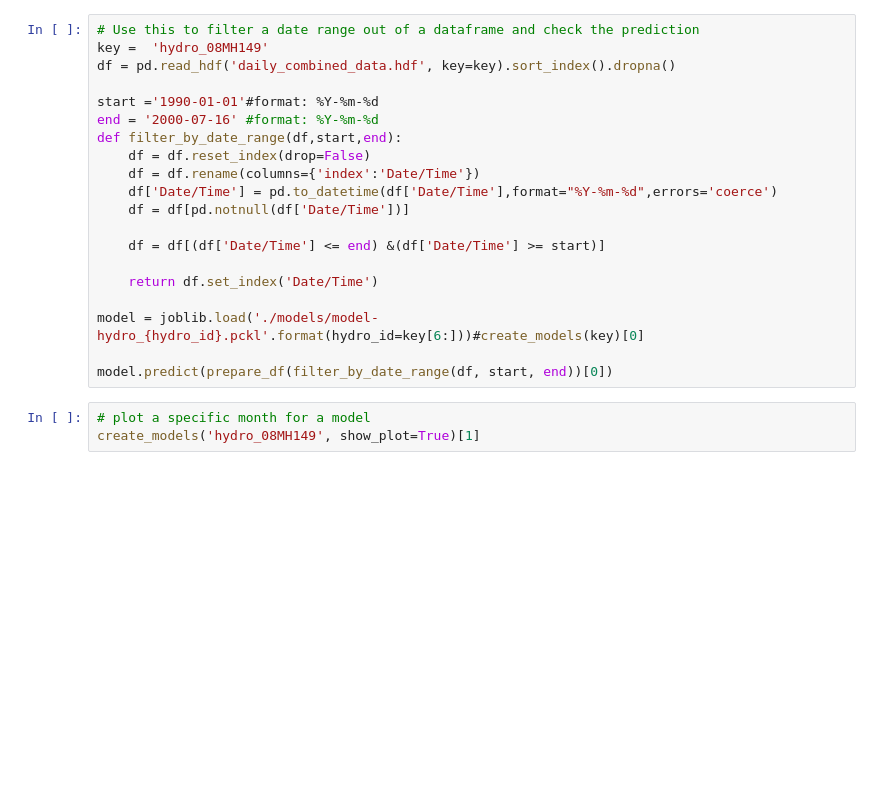
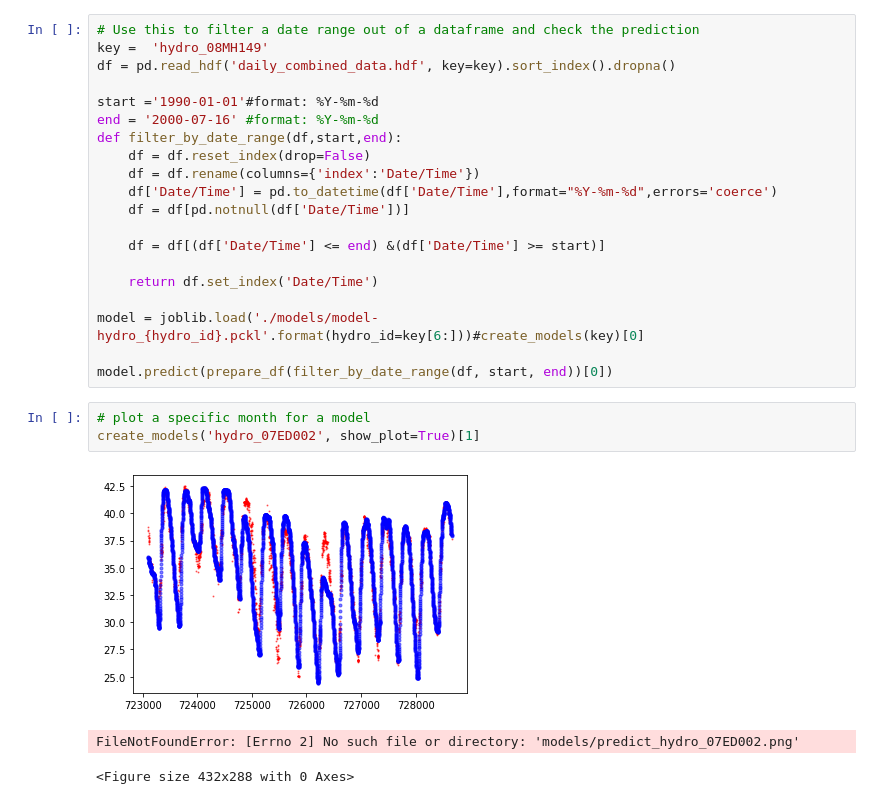
Before and after one commit to eclam/ReservoirLevels, a Jupyter notebook: daily_models.ipynb, the cells around one changed output. Cells and saved outputs as stored; diff of their text form; blank space fills up the shorter version.

```diff
--- a/daily_models.ipynb
+++ b/daily_models.ipynb
@@ -159,4 +195,8 @@ model = joblib.load('./models/model-hydro_{hydro_id}.pckl'.format(hydro_id=key[6
 model.predict(prepare_df(filter_by_date_range(df, start, end))[0])
 # %%
 # plot a specific month for a model
-create_models('hydro_08MH149', show_plot=True)[1]
+create_models('hydro_07ED002', show_plot=True)[1]
+# %% [output]
+[figure, added]
+FileNotFoundError: [Errno 2] No such file or directory: 'models/predict_hydro_07ED002.png'
+<Figure size 432x288 with 0 Axes>
```
Also changed, not shown: parts of 2 cells of this notebook, 2 other files.
